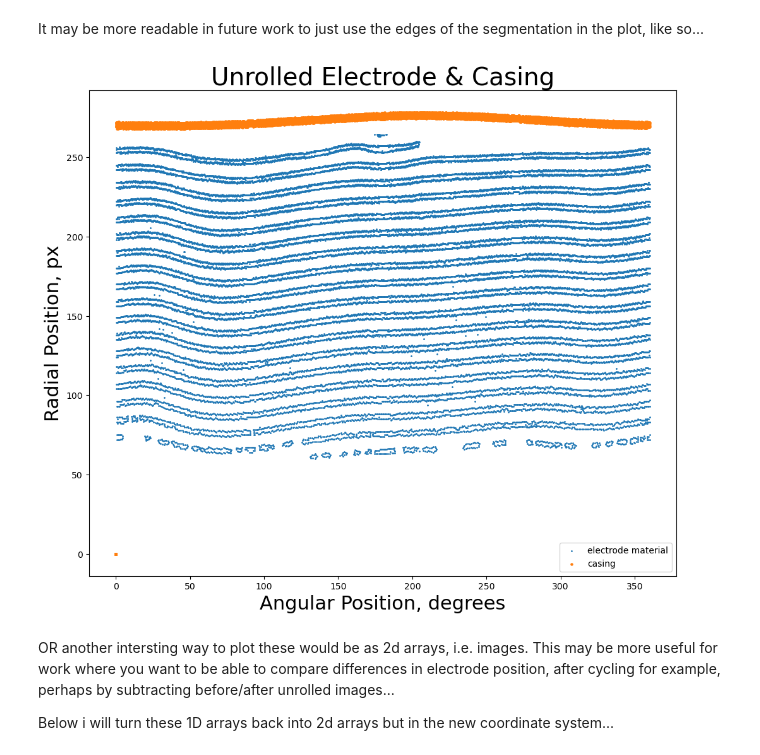
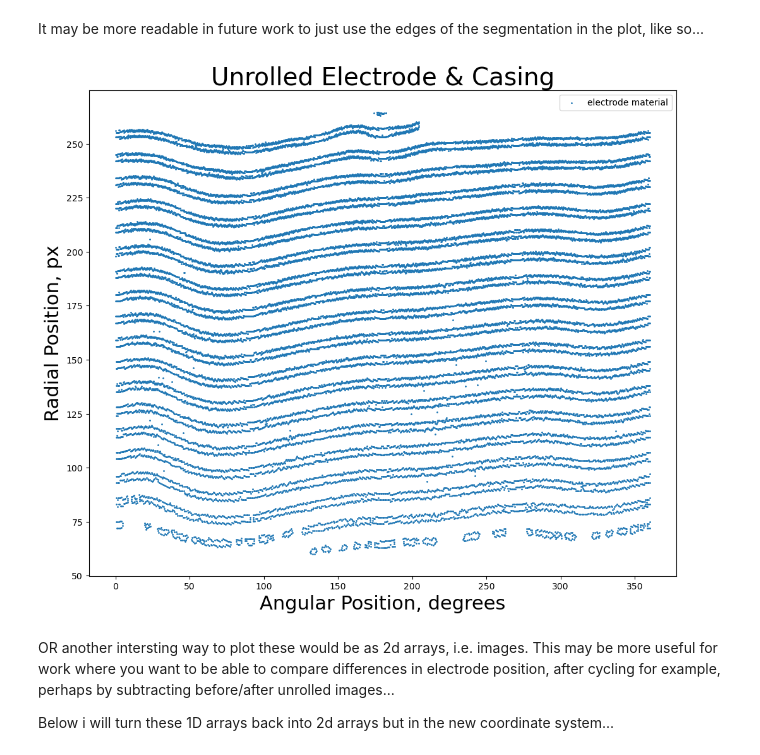
Before and after one commit to MaPhewJ/EIL_image_processing, a Jupyter notebook: mpj_lazy_unwrap.ipynb, the cells around one changed output. Cells and saved outputs as stored; diff of their text form; code cells hidden in the pictures.

```diff
--- a/mpj_lazy_unwrap.ipynb
+++ b/mpj_lazy_unwrap.ipynb
@@ -330,32 +335,29 @@ plt.show()
 # %% [markdown]
 It may be more readable in future work to just use the edges of the segmentation in the plot, like so...
 # %%
-casing_radius_arr = dist_transform * casing_seg #casing seg mask radial pos
-casing_radius_arr = casing_radius_arr.ravel() #to 1d
-casing_angle_arr = angular_arr * casing_seg #casing seg mask angular pos
-casing_angle_arr = casing_angle_arr.ravel() #to 1d
+edges_radius_arr = dist_transform * elec_seg_edge #casing seg mask radial pos
+edges_radius_arr_masked = ma.masked_where(edges_radius_arr == 0, edges_radius_arr)
+edges_radius_arr_masked = edges_radius_arr_masked[edges_radius_arr_masked.mask == False].ravel() #to 1d
 
-edges_radius_arr = dist_transform * elec_seg_edge #casing seg mask radial pos
-edges_radius_arr = edges_radius_arr.ravel() #to 1d
-edges_angle_arr = angular_arr * elec_seg_edge #casing seg mask angular pos
-edges_angle_arr = edges_angle_arr.ravel() #to 1d
+edges_angle_arr = angular_arr * elec_seg_edge #casing seg mask radial pos
+edges_angle_arr_masked = ma.masked_where(edges_angle_arr == 0, edges_angle_arr)
+edges_angle_arr_masked = edges_angle_arr_masked[edges_angle_arr_masked.mask == False].ravel() #to 1d
 
 plt.figure(figsize=(12, 10))
-plt.scatter(edges_angle_arr, edges_radius_arr, s=1, label = 'electrode material')
-plt.scatter(casing_angle_arr, casing_radius_arr, s=5, label = 'casing')
+plt.scatter(edges_angle_arr_masked, edges_radius_arr_masked, s=1, label = 'electrode material')
 
 # Set the axis labels
 plt.xlabel('Angular Position, degrees', fontsize = 22)
 plt.ylabel('Radial Position, px', fontsize = 22)
 
 # Set the plot title
 plt.title('Unrolled Electrode & Casing', fontsize = 28)
 plt.legend()
 
 # Display the plot
 plt.show()
 # %% [output]
-[figure, old version]
+[figure, new version]
 # %% [markdown]
 OR another intersting way to plot these would be as 2d arrays, i.e. images. This may be more useful for work where you want to be able to compare differences in electrode position, after cycling for example, perhaps by subtracting before/after unrolled images...
 
```
Also changed, not shown: parts of 6 cells of this notebook.
